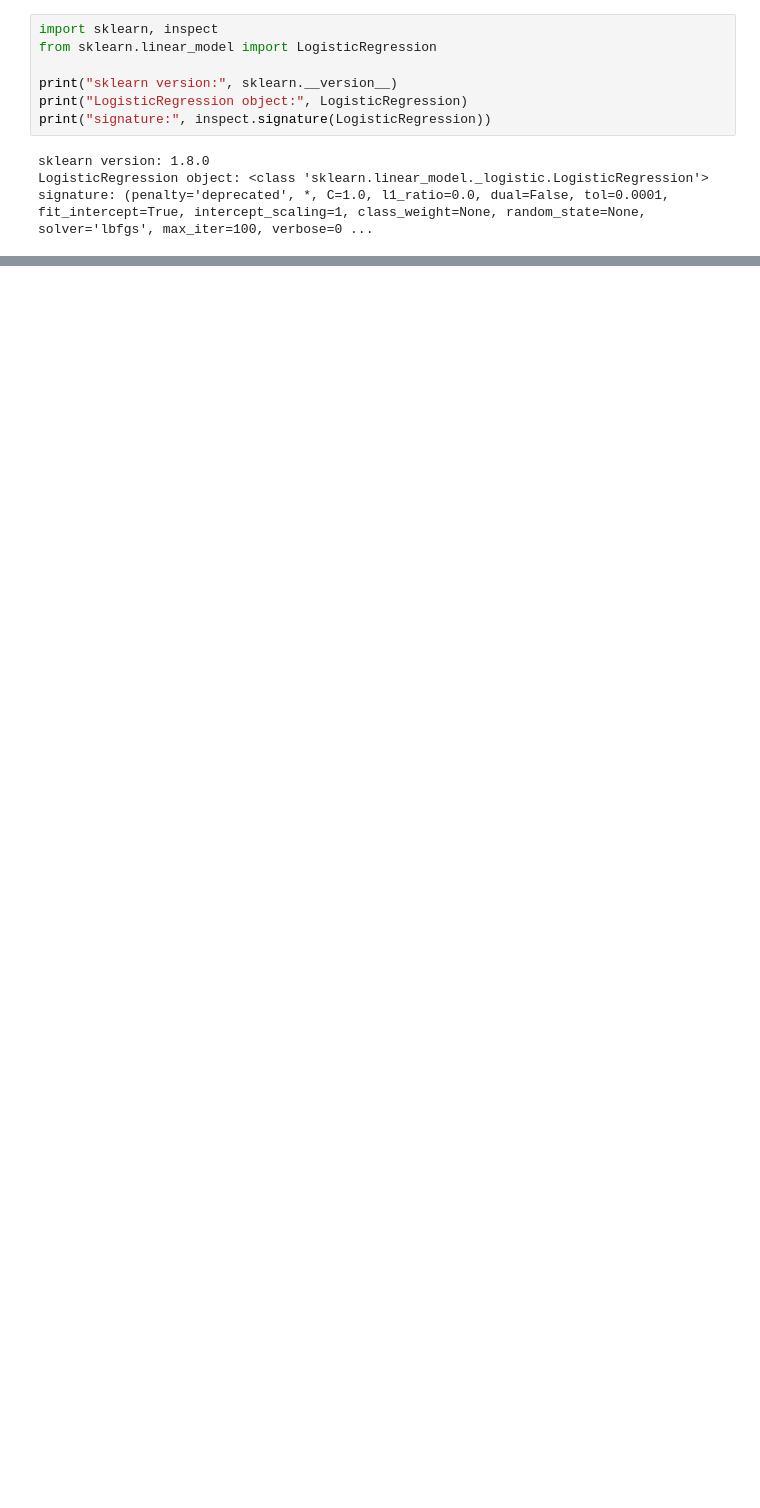
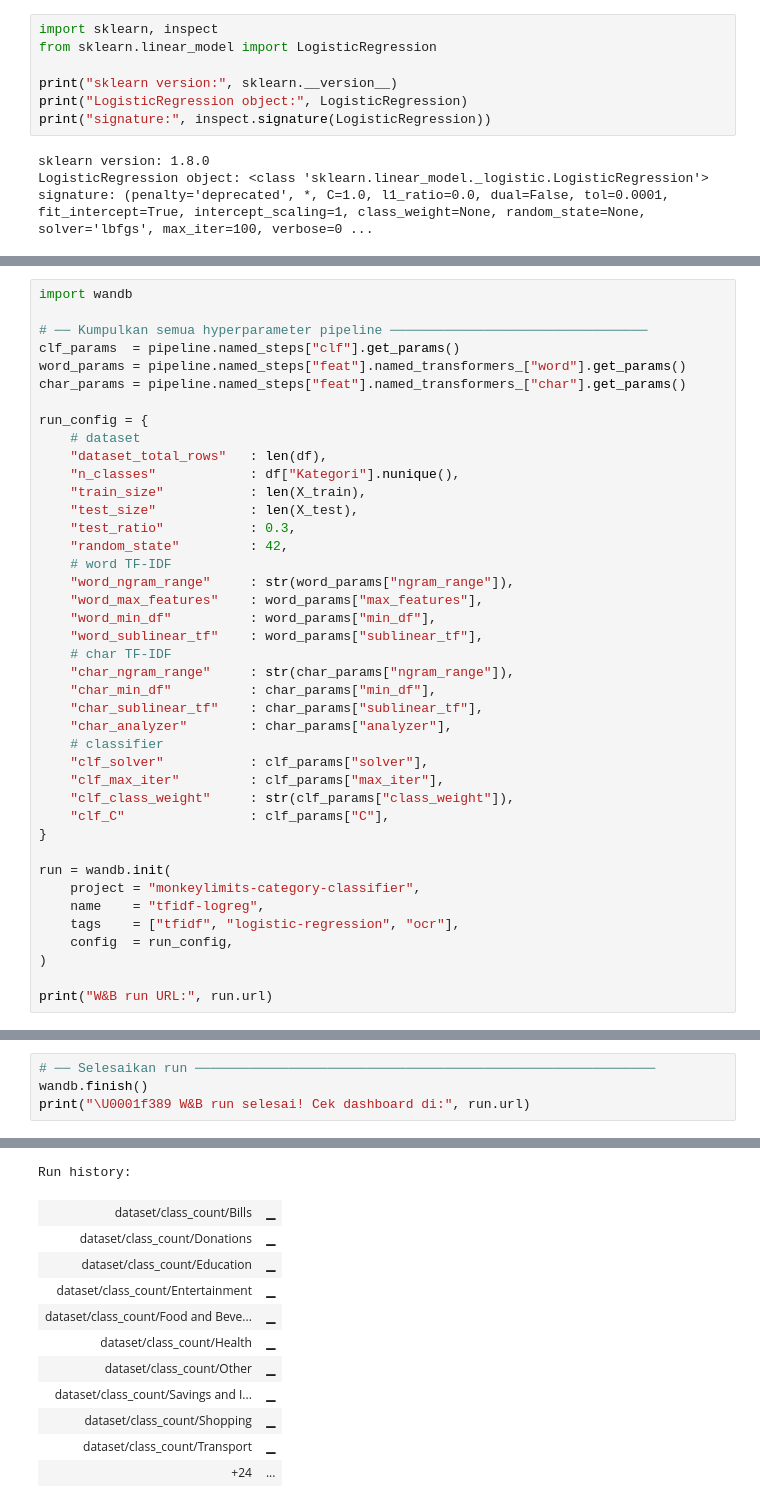
Before and after one commit to kittyofheaven/monkeylimitsML, a Jupyter notebook: category_model_tf_idf.ipynb, the cells around one changed output, grey strips where cells are left out. Drawn from its saved outputs; the diff is of its cells as text; blank space fills up the shorter version.

```diff
--- a/category_model.ipynb
+++ b/category_model_tf_idf.ipynb
@@ -343,0 +442,41 @@ Top kata yang MENDORONG kelas ini:
+# %%
+import wandb
+
+# ── Kumpulkan semua hyperparameter pipeline ─────────────────────────────────
+clf_params  = pipeline.named_steps["clf"].get_params()
+word_params = pipeline.named_steps["feat"].named_transformers_["word"].get_params()
+char_params = pipeline.named_steps["feat"].named_transformers_["char"].get_params()
+
+run_config = {
+    # dataset
+    "dataset_total_rows"   : len(df),
+    "n_classes"            : df["Kategori"].nunique(),
+    "train_size"           : len(X_train),
+    "test_size"            : len(X_test),
+    "test_ratio"           : 0.3,
+    "random_state"         : 42,
+    # word TF-IDF
+    "word_ngram_range"     : str(word_params["ngram_range"]),
+    "word_max_features"    : word_params["max_features"],
+    "word_min_df"          : word_params["min_df"],
+    "word_sublinear_tf"    : word_params["sublinear_tf"],
+    # char TF-IDF
+    "char_ngram_range"     : str(char_params["ngram_range"]),
+    "char_min_df"          : char_params["min_df"],
+    "char_sublinear_tf"    : char_params["sublinear_tf"],
+    "char_analyzer"        : char_params["analyzer"],
+    # classifier
+    "clf_solver"           : clf_params["solver"],
+    "clf_max_iter"         : clf_params["max_iter"],
+    "clf_class_weight"     : str(clf_params["class_weight"]),
+    "clf_C"                : clf_params["C"],
+}
+
+run = wandb.init(
+    project = "monkeylimits-category-classifier",
+    name    = "tfidf-logreg",
+    tags    = ["tfidf", "logistic-regression", "ocr"],
+    config  = run_config,
+)
+
+print("W&B run URL:", run.url)
@@ -343,0 +655,5 @@ Top kata yang MENDORONG kelas ini:
+# %%
+# ── Selesaikan run ───────────────────────────────────────────────────────────
+wandb.finish()
+print("\U0001f389 W&B run selesai! Cek dashboard di:", run.url)
+# %% [output]
@@ -343,0 +661,12 @@ Top kata yang MENDORONG kelas ini:
+Run history:
+| dataset/class_count/Bills | ▁ |
+| dataset/class_count/Donations | ▁ |
+| dataset/class_count/Education | ▁ |
+| dataset/class_count/Entertainment | ▁ |
+| dataset/class_count/Food and Beve... | ▁ |
+| dataset/class_count/Health | ▁ |
+| dataset/class_count/Other | ▁ |
+| dataset/class_count/Savings and I... | ▁ |
+| dataset/class_count/Shopping | ▁ |
+| dataset/class_count/Transport | ▁ |
+| +24 | ... |
```
Also changed, not shown: parts of 21 cells of this notebook, 57 other files.
